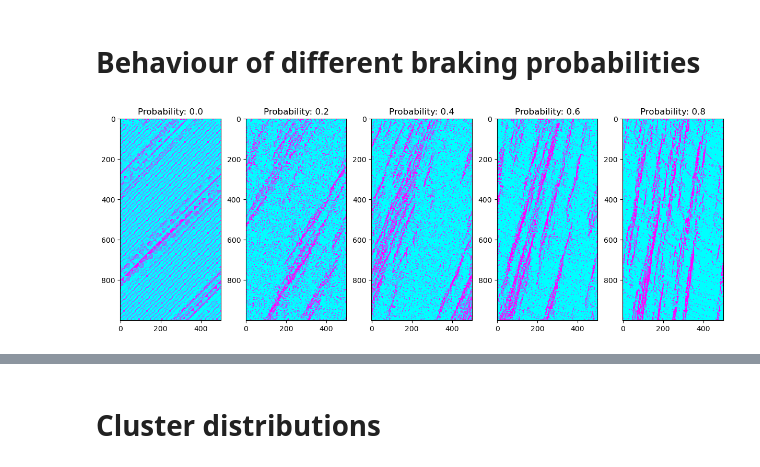
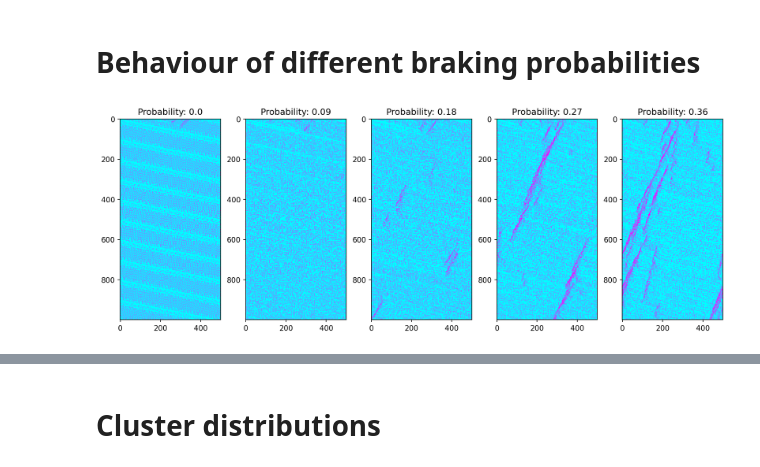
Before and after one commit to SofiaHilma/Traffic_flow_simulation, a Jupyter notebook: code/braking.ipynb, the cells around one changed output, grey strips where cells are left out. Saved outputs shown, nothing was run; the diff lists cells and outputs as text; code cells hidden in the pictures.

```diff
--- a/code/braking.ipynb
+++ b/code/braking.ipynb
@@ -8,26 +8,26 @@ from scipy.optimize import curve_fit
 
 tmax = 1000
 L = 500
-N = 100
+N = 65
 vmax = 5
 p = 0.2
-probabilities = list(np.arange(0,1,0.2))
+probabilities = list(np.arange(0, 0.37, 0.09))
 # %% [markdown]
 # Behaviour of different braking probabilities
 # %%
-fig, axs = plt.subplots(1,len(probabilities), figsize = (len(probabilities)*3, 5))
+fig, axs = plt.subplots(1,len(probabilities), figsize = (len(probabilities)*3, 5), dpi=150)
 for p in probabilities:
     simulation = functions.Nagel_Schreckenberg(L, N, vmax, p, tmax)
     simulation.run_model()
     points = np.zeros((tmax, L))
     for i in range(L):
         for j in range(tmax):
             if simulation.positions[j][i] > -1:
                 points[j][i] = 1
             else:
                 points[j][i] = 0
     axs[probabilities.index(p)].set_title(f'Probability: {round(p,2)}')
     axs[probabilities.index(p)].imshow(points, cmap = "cool", interpolation = "nearest")
 plt.show()
 # %% [output]
-[figure, old version]
+[figure, new version]
```
Also changed, not shown: parts of 2 cells of this notebook, 3 other files.
